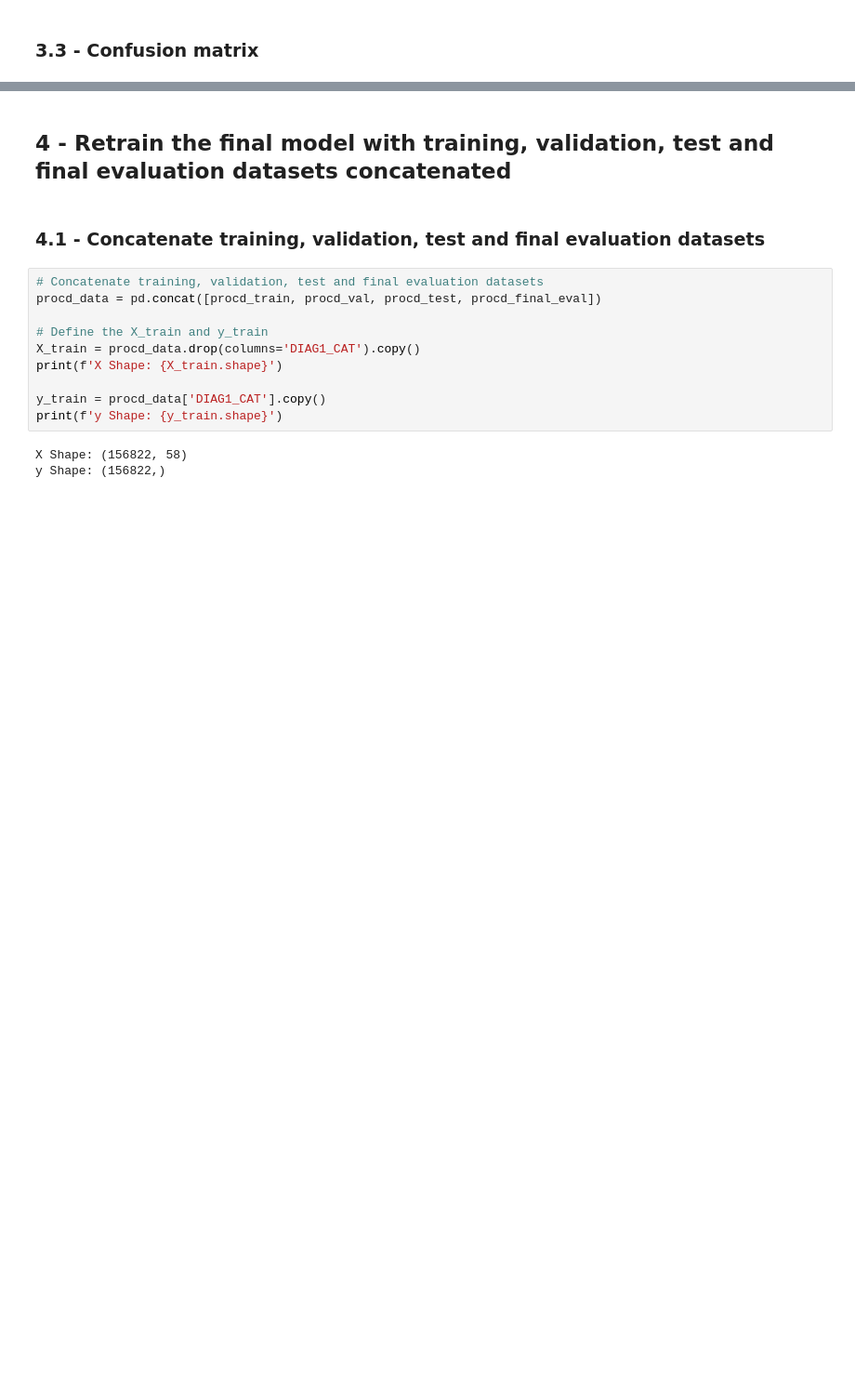
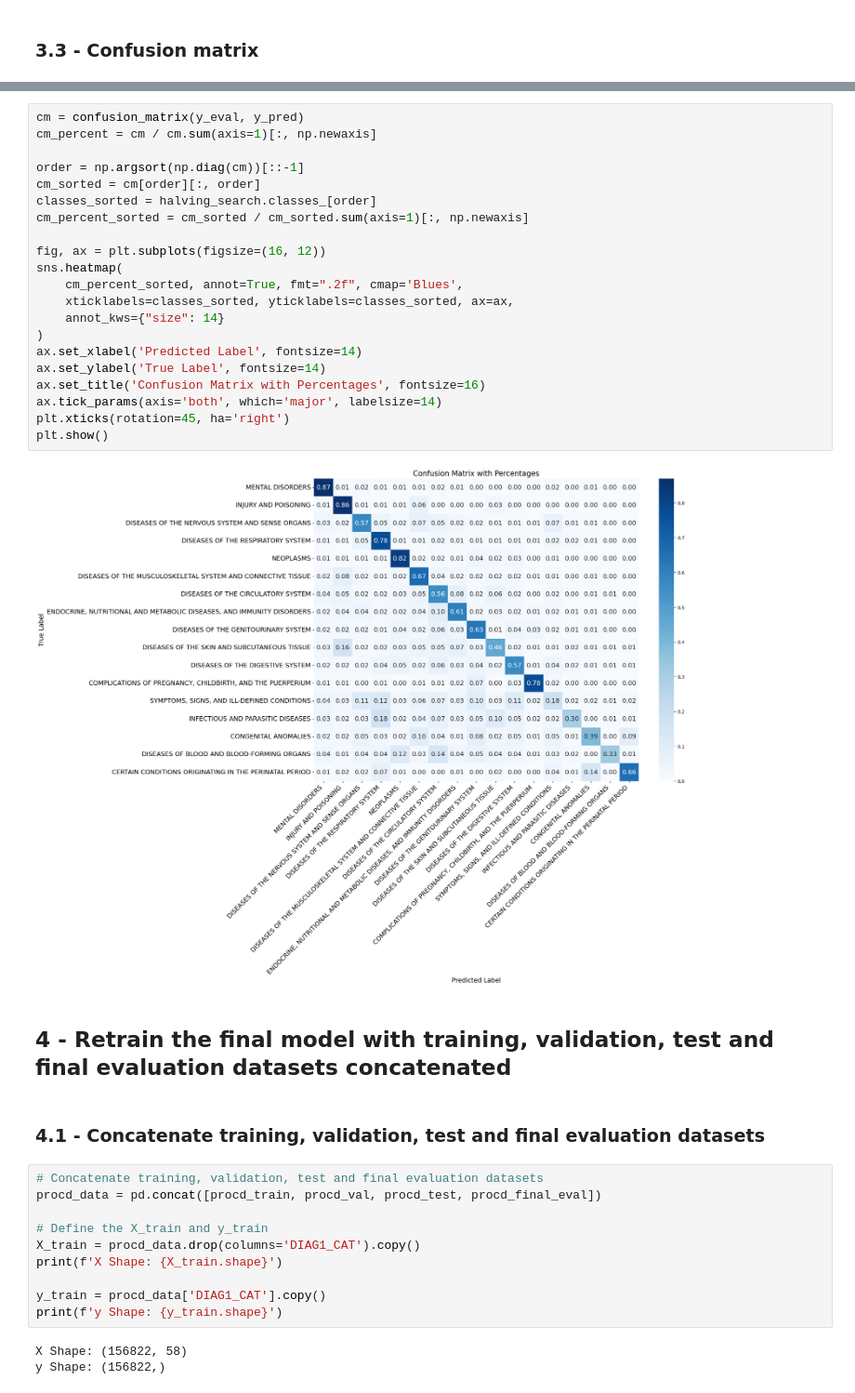
Before and after one commit to sean7x/pathclarity, a Jupyter notebook: notebooks/3.3-xt-model_final_evaluation.ipynb, the cells around one changed output, grey strips where cells are left out. Shown at 93% size. Cells and saved outputs as stored; diff of their text form; blank space fills up the shorter version.

Commit message:
Revise the size of Confustion Matrix

```diff
--- a/notebooks/3.3-xt-model_final_evaluation.ipynb
+++ b/notebooks/3.3-xt-model_final_evaluation.ipynb
@@ -251,3 +270,26 @@ plt.show()
+# %%
+cm = confusion_matrix(y_eval, y_pred)
+cm_percent = cm / cm.sum(axis=1)[:, np.newaxis]
+
+order = np.argsort(np.diag(cm))[::-1]
+cm_sorted = cm[order][:, order]
+classes_sorted = halving_search.classes_[order]
+cm_percent_sorted = cm_sorted / cm_sorted.sum(axis=1)[:, np.newaxis]
+
+fig, ax = plt.subplots(figsize=(16, 12))
+sns.heatmap(
+    cm_percent_sorted, annot=True, fmt=".2f", cmap='Blues',
+    xticklabels=classes_sorted, yticklabels=classes_sorted, ax=ax,
+    annot_kws={"size": 14}
+)
+ax.set_xlabel('Predicted Label', fontsize=14)
+ax.set_ylabel('True Label', fontsize=14)
+ax.set_title('Confusion Matrix with Percentages', fontsize=16)
+ax.tick_params(axis='both', which='major', labelsize=14)
+plt.xticks(rotation=45, ha='right')
+plt.show()
+# %% [output]
+[figure, added]
 # %% [markdown]
 ## 4 - Retrain the final model with training, validation, test and final evaluation datasets concatenated
 # %% [markdown]
```
Also changed, not shown: parts of 7 cells of this notebook.
